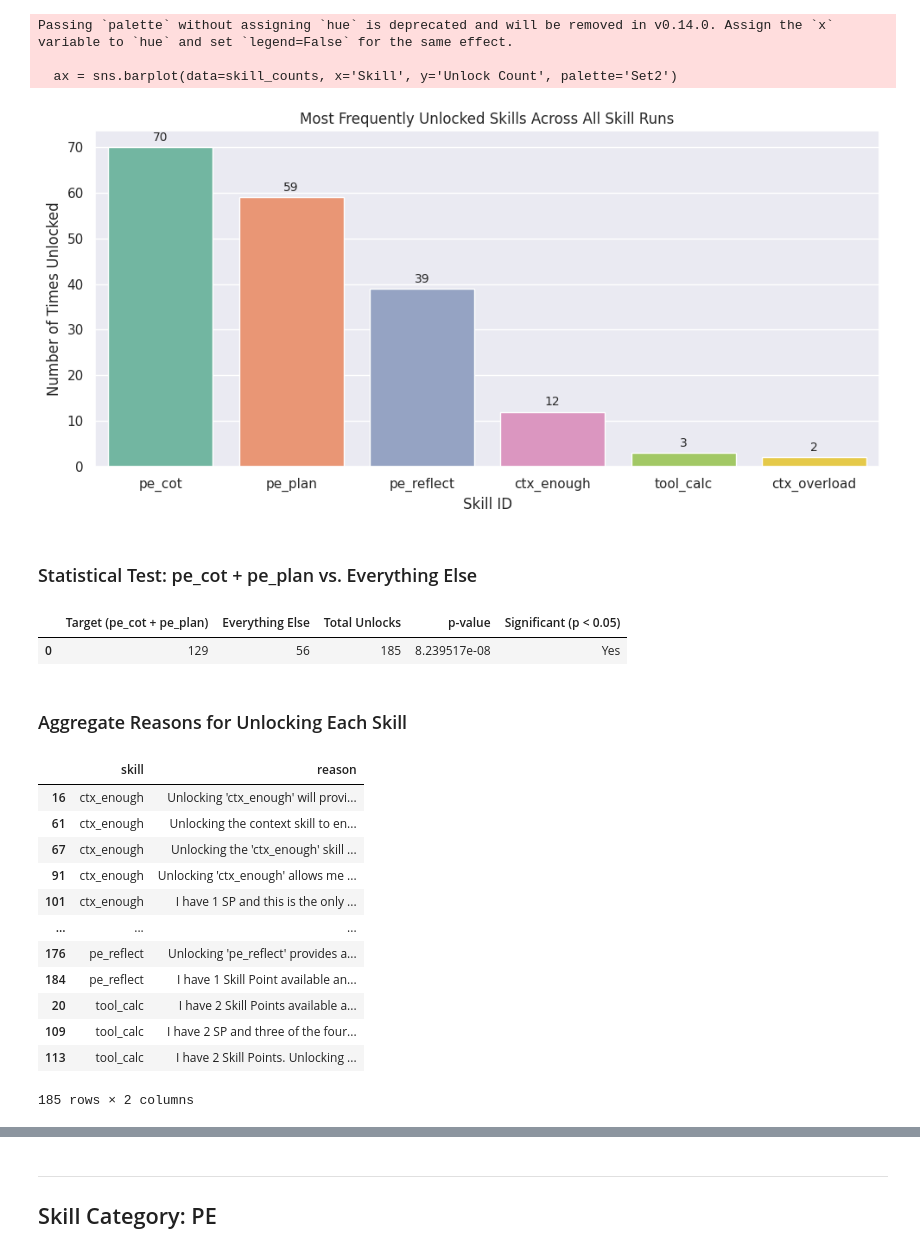
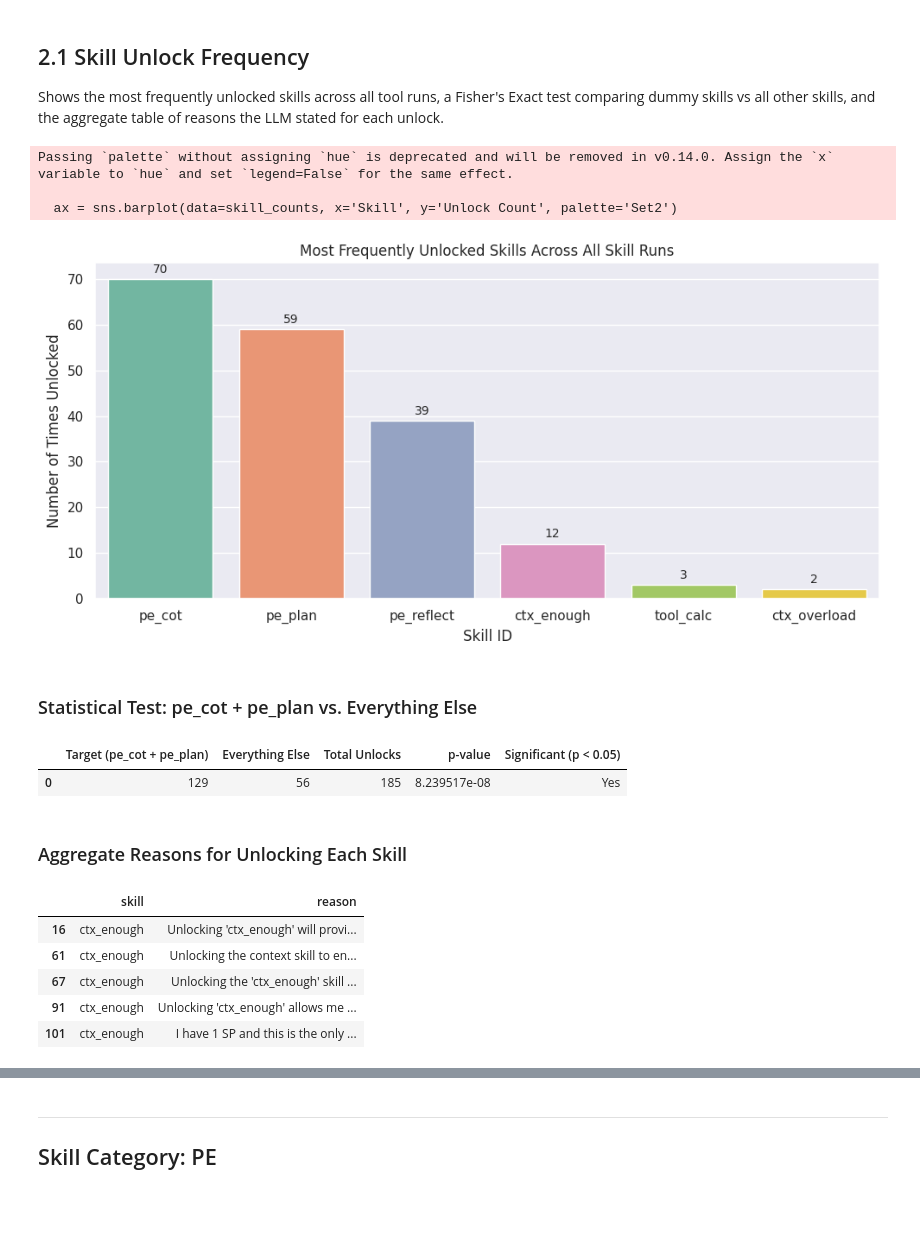
Before and after one commit to Lakindu2003/dungeon_of_self, a Jupyter notebook: backend/results_viewer/notebooks/task_2_tool_unlocks.ipynb, the cells around one changed output, grey strips where cells are left out. Cells and saved outputs as stored; diff of their text form; code cells hidden in the pictures; blank space fills up the shorter version.

```diff
--- a/backend/results_viewer/notebooks/task_2_tool_unlocks.ipynb
+++ b/backend/results_viewer/notebooks/task_2_tool_unlocks.ipynb
@@ -8,3 +10,7 @@ Here we show the most frequently unlocked skills across all `skill` runs and an
+# %% [markdown]
+## 2.1 Skill Unlock Frequency
+
+Shows the most frequently unlocked skills across all tool runs, a Fisher's Exact test comparing dummy skills vs all other skills, and the aggregate table of reasons the LLM stated for each unlock.
 # %%
 import json
 import pandas as pd
@@ -52,38 +58,31 @@ else:
 
     display(HTML("<h3>Statistical Test: pe_cot + pe_plan vs. Everything Else</h3>"))
 
     results_df = pd.DataFrame([{
         'Target (pe_cot + pe_plan)': target_count,
         'Everything Else': other_count,
         'Total Unlocks': total_count,
         'p-value': test_result.pvalue,
         'Significant (p < 0.05)': "Yes" if test_result.pvalue < 0.05 else "No"
     }])
     display(results_df)
 
     # 2a: Aggregate table of reasons
     display(HTML("<h3>Aggregate Reasons for Unlocking Each Skill</h3>"))
     aggregate_reasons = df_skills[['skill', 'reason']].sort_values(by='skill')
-    display(aggregate_reasons)
+    display(aggregate_reasons.head())
 # %% [output]
 Passing `palette` without assigning `hue` is deprecated and will be removed in v0.14.0. Assign the `x` variable to `hue` and set `legend=False` for the same effect.
 
   ax = sns.barplot(data=skill_counts, x='Skill', y='Unlock Count', palette='Set2')
 [figure]
 Statistical Test: pe_cot + pe_plan vs. Everything Else
 |  | Target (pe_cot + pe_plan) | Everything Else | Total Unlocks | p-value | Significant (p < 0.05) |
 | 0 | 129 | 56 | 185 | 8.239517e-08 | Yes |
 Aggregate Reasons for Unlocking Each Skill
 |  | skill | reason |
 | 16 | ctx_enough | Unlocking 'ctx_enough' will provi... |
 | 61 | ctx_enough | Unlocking the context skill to en... |
 | 67 | ctx_enough | Unlocking the 'ctx_enough' skill ... |
 | 91 | ctx_enough | Unlocking 'ctx_enough' allows me ... |
 | 101 | ctx_enough | I have 1 SP and this is the only ... |
-| ... | ... | ... |
-| 176 | pe_reflect | Unlocking 'pe_reflect' provides a... |
-| 184 | pe_reflect | I have 1 Skill Point available an... |
-| 20 | tool_calc | I have 2 Skill Points available a... |
-| 109 | tool_calc | I have 2 SP and three of the four... |
-| 113 | tool_calc | I have 2 Skill Points. Unlocking ... |
-185 rows × 2 columns
```
Also changed, not shown: parts of 4 cells of this notebook, 7 other files.
